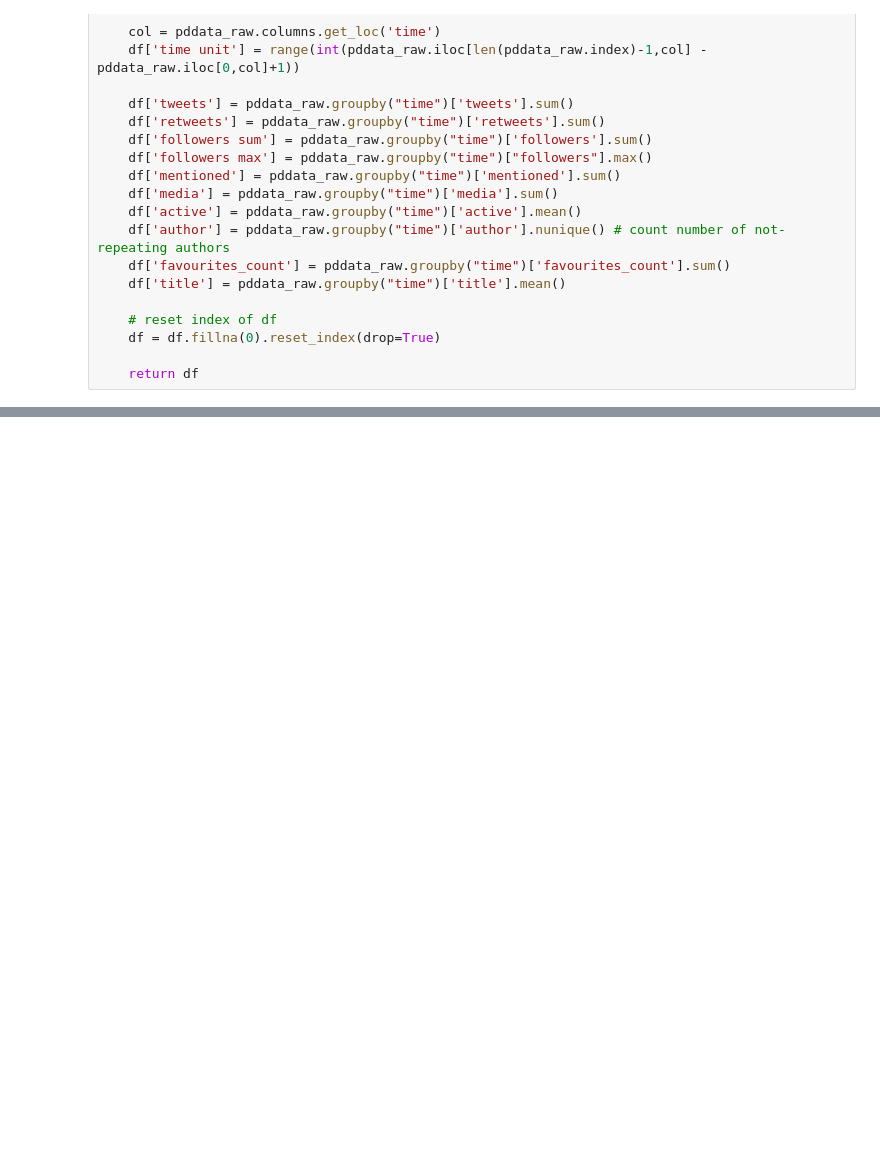
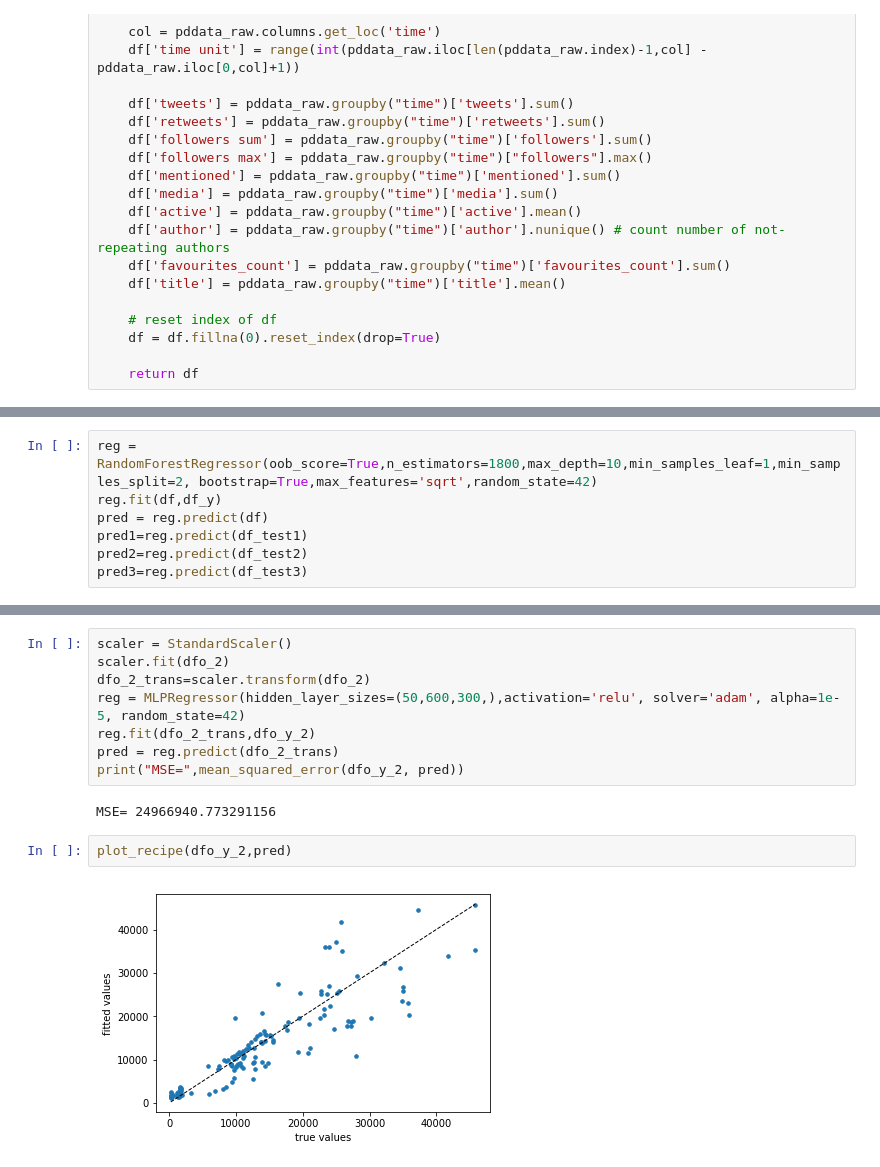
Before and after one commit to ruizhi92/ECE219-Large-Scale-Data-Mining, a Jupyter notebook: project5_twitter/Q14.ipynb, the cells around one changed output, grey strips where cells are left out. Drawn from its saved outputs; the diff is of its cells as text; blank space fills up the shorter version.

```diff
--- a/project5_twitter/Q14.ipynb
+++ b/project5_twitter/Q14.ipynb
@@ -303,0 +379,7 @@ Name: 0, dtype: float64  predicted tweet:  [[174.29682644]]
+# %%
+reg = RandomForestRegressor(oob_score=True,n_estimators=1800,max_depth=10,min_samples_leaf=1,min_samples_split=2, bootstrap=True,max_features='sqrt',random_state=42)
+reg.fit(df,df_y)
+pred = reg.predict(df)
+pred1=reg.predict(df_test1)
+pred2=reg.predict(df_test2)
+pred3=reg.predict(df_test3)
@@ -303,0 +498,14 @@ Name: 0, dtype: float64  predicted tweet:  [[174.29682644]]
+# %%
+scaler = StandardScaler()
+scaler.fit(dfo_2)
+dfo_2_trans=scaler.transform(dfo_2)
+reg = MLPRegressor(hidden_layer_sizes=(50,600,300,),activation='relu', solver='adam', alpha=1e-5, random_state=42)
+reg.fit(dfo_2_trans,dfo_y_2)
+pred = reg.predict(dfo_2_trans)
+print("MSE=",mean_squared_error(dfo_y_2, pred))
+# %% [output]
+MSE= 24966940.773291156
+# %%
+plot_recipe(dfo_y_2,pred)
+# %% [output]
+[figure, added]
```
Also changed, not shown: parts of 45 cells of this notebook.
